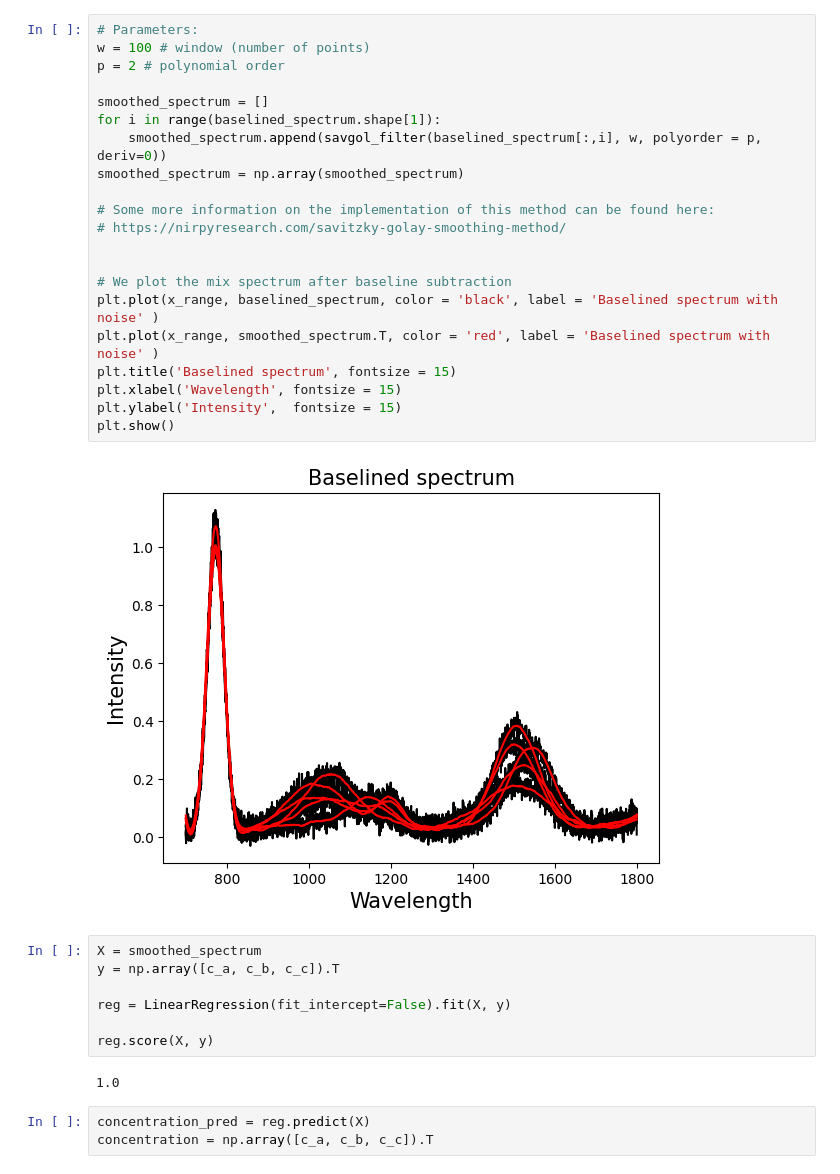
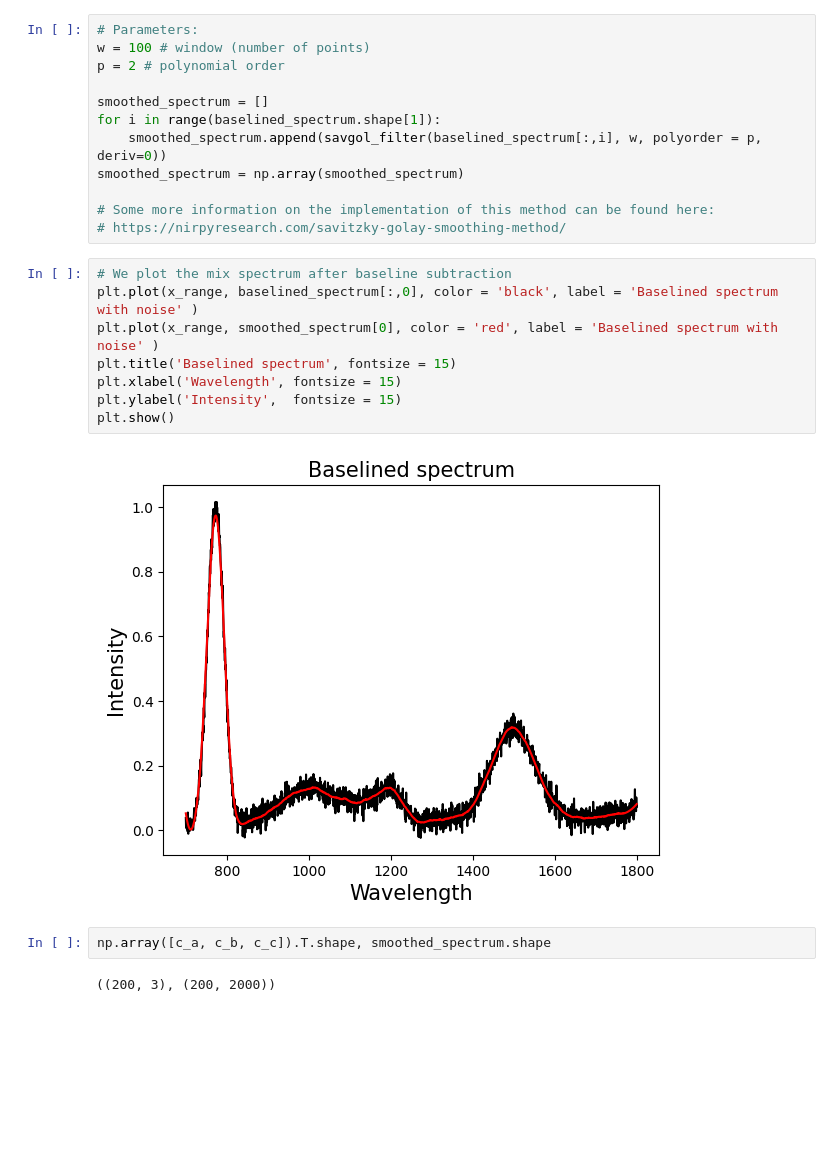
Before and after one commit to ariawahyuw/simulasi-spectra, a Jupyter notebook: Simulasi 2/(OLS) Simulasi Data Artifisial.ipynb, the cells around one changed output. Cells and saved outputs as stored; diff of their text form; blank space fills up the shorter version.

```diff
--- a/Simulasi 2/(OLS) Simulasi Data Artifisial.ipynb
+++ b/Simulasi 2/(OLS) Simulasi Data Artifisial.ipynb
@@ -155,26 +171,17 @@ smoothed_spectrum = np.array(smoothed_spectrum)
 
 # Some more information on the implementation of this method can be found here:
 # https://nirpyresearch.com/savitzky-golay-smoothing-method/
-
-
-# We plot the mix spectrum after baseline subtraction
-plt.plot(x_range, baselined_spectrum, color = 'black', label = 'Baselined spectrum with noise' )
-plt.plot(x_range, smoothed_spectrum.T, color = 'red', label = 'Baselined spectrum with noise' )
-plt.title('Baselined spectrum', fontsize = 15)
-plt.xlabel('Wavelength', fontsize = 15)
-plt.ylabel('Intensity',  fontsize = 15)
-plt.show()
-# %% [output]
-[figure, removed]
-# %%
-X = smoothed_spectrum
-y = np.array([c_a, c_b, c_c]).T
-
-reg = LinearRegression(fit_intercept=False).fit(X, y)
-
-reg.score(X, y)
-# %% [output]
-1.0
+# %%
+# We plot the mix spectrum after baseline subtraction
+plt.plot(x_range, baselined_spectrum[:,0], color = 'black', label = 'Baselined spectrum with noise' )
+plt.plot(x_range, smoothed_spectrum[0], color = 'red', label = 'Baselined spectrum with noise' )
+plt.title('Baselined spectrum', fontsize = 15)
+plt.xlabel('Wavelength', fontsize = 15)
+plt.ylabel('Intensity',  fontsize = 15)
+plt.show()
+# %% [output]
+[figure, added]
 # %%
-concentration_pred = reg.predict(X)
-concentration = np.array([c_a, c_b, c_c]).T
+np.array([c_a, c_b, c_c]).T.shape, smoothed_spectrum.shape
+# %% [output]
+((200, 3), (200, 2000))
```
Also changed, not shown: parts of 14 cells of this notebook, 2 other files.
